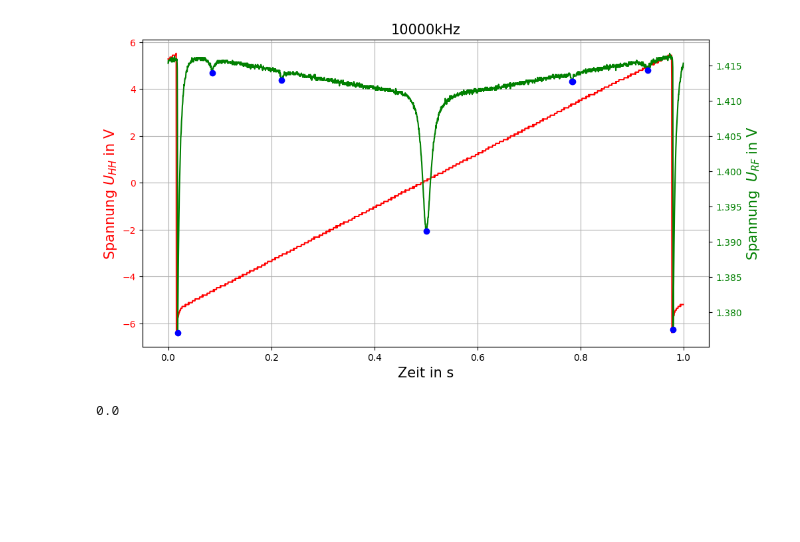
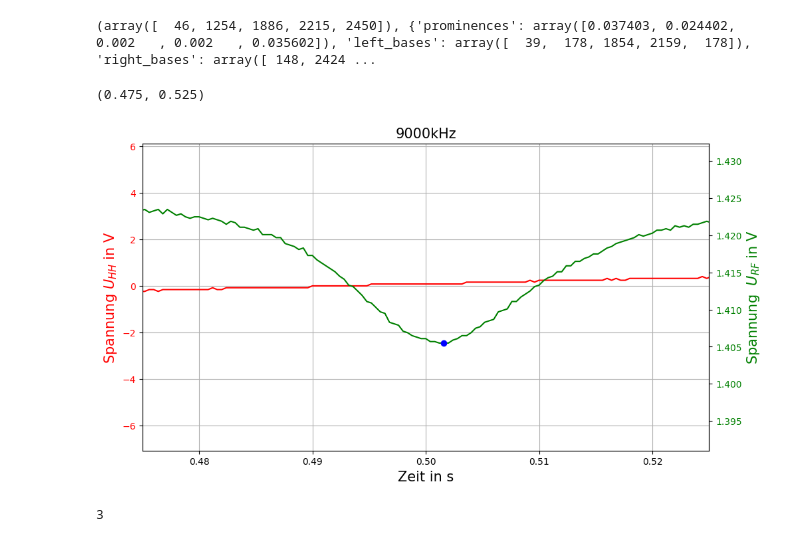
Before and after one commit to cedrickrm/F-Prak, a Jupyter notebook: Optisches_Pumpen/lande.ipynb, the cells around one changed output. Cells and saved outputs as stored; diff of their text form; code cells hidden in the pictures; blank space fills up the shorter version.

```diff
--- a/Optisches_Pumpen/lande.ipynb
+++ b/Optisches_Pumpen/lande.ipynb
@@ -21,37 +21,86 @@ class LandeFaktor:
         self.channel1 = np.array(self.channel1)
         self.channel2= np.array(self.channel2)
 
     def findpeaksauto(self):
-        peaks = find_peaks(-self.channel2,prominence=0.001)
+        peaks = find_peaks(-self.channel2,prominence=0.0019,distance=5)
+        print(peaks)
         return peaks
+
+    def give_current(self,peaks):
+        widerstand = 1.745
+        return self.channel1[peaks[0]] / widerstand
+
+    def get_b(self,peaks):
+        current = self.give_current(peaks)
+        mu0 = 1.256637061e-6
+        N = 80
+        r = 0.09
+        B = mu0*(4/5)**(3/2) * N/r * current
+        return B
 
     def plotwithpeaks(self,peaks,findpeaks = False):
         if findpeaks:
             peaks,_ = self.findpeaksauto()
         fig = plt.figure(figsize=(11,6))
         gs = GridSpec(8,5)
         fig1 = fig.add_subplot(gs[:,:])
         fig1.set_title(str(self.path)[31:], fontsize = 15)
 
         fig1.set_xlabel('Zeit in s',fontsize = 15)
         fig1.set_ylabel(r'Spannung $U_{HH}$ in V',color = 'r', fontsize = 15)
         fig1.tick_params(axis='y',labelcolor='r')
         fig1.plot(self.time, self.channel1,'r-', label = 'Channel 1')
         fig1.grid(True)
 
         fig2 = fig1.twinx()
         fig2.set_ylabel(r'Spannung  $U_{RF}$ in V',color='g',fontsize=15)
         fig2.tick_params(axis='y',labelcolor = 'g')
         fig2.plot(self.time,self.channel2,'g',label='Channel 2')
         for peak in peaks:
             plt.plot(self.time[peak],self.channel2[peak],'bo')
 
-lande2500 = LandeFaktor('230508_OptischesPumpen/Resonanz10000kHz')
+lande2500 = LandeFaktor('230508_OptischesPumpen/Resonanz9000kHz')
 peaks = [988,1076,1423,1512]
 lande2500.plotwithpeaks(peaks,findpeaks=True)
+#print(lande2500.get_b(lande2500.findpeaksauto()))
+
+'''
+dateien = np.arange(500,9500,500)
+Ru85 = []
+Ru185 = []
+Ru87 =[]
+Ru187=[]
+for datei in dateien:
+    lande = LandeFaktor('230508_OptischesPumpen/Resonanz'+str(datei)+'kHz')
+    b_peaks = lande.get_b(lande.findpeaksauto())
+    Ru85.append(b_peaks[1])
+    Ru185.append(b_peaks[-2])
+    Ru87.append(b_peaks[2])
+    Ru187.append(b_peaks[-3])
+plt.plot(dateien*1000,Ru85,'b.',label='Ru85')
+plt.plot(dateien*1000,Ru87,'rv',label='Ru87')
+plt.plot(dateien*1000,Ru185,'b.',label='Ru85_1')
+plt.plot(dateien*1000,Ru187,'rv',label='Ru87_1')
+plt.xlabel('Frequenz in Hz')
+plt.ylabel('Magnetfel in T')
+
+fit,err = np.polyfit(dateien*1000,Ru185,deg=1,cov = True)
+a = fit[0]
+b=fit[1]
+print(a)
+h = 6.626e-34
+mub = 9.274e-24
+print(h/(mub*a))
+yseq = a*dateien*1000+b
+plt.plot(dateien*1000,yseq)
+plt.legend()
+'''
+plt.xlim(0.475,0.525)
 # %% [output]
+(array([  46, 1254, 1886, 2215, 2450]), {'prominences': array([0.037403, 0.024402, 0.002   , 0.002   , 0.035602]), 'left_bases': array([  39,  178, 1854, 2159,  178]), 'right_bases': array([ 148, 2424 ...
+(0.475, 0.525)
-[figure, old version]
+[figure, new version]
-# %%
-print(float('0.0'))
-# %% [output]
-0.0
+# %%
+7//2
+# %% [output]
+3
```
